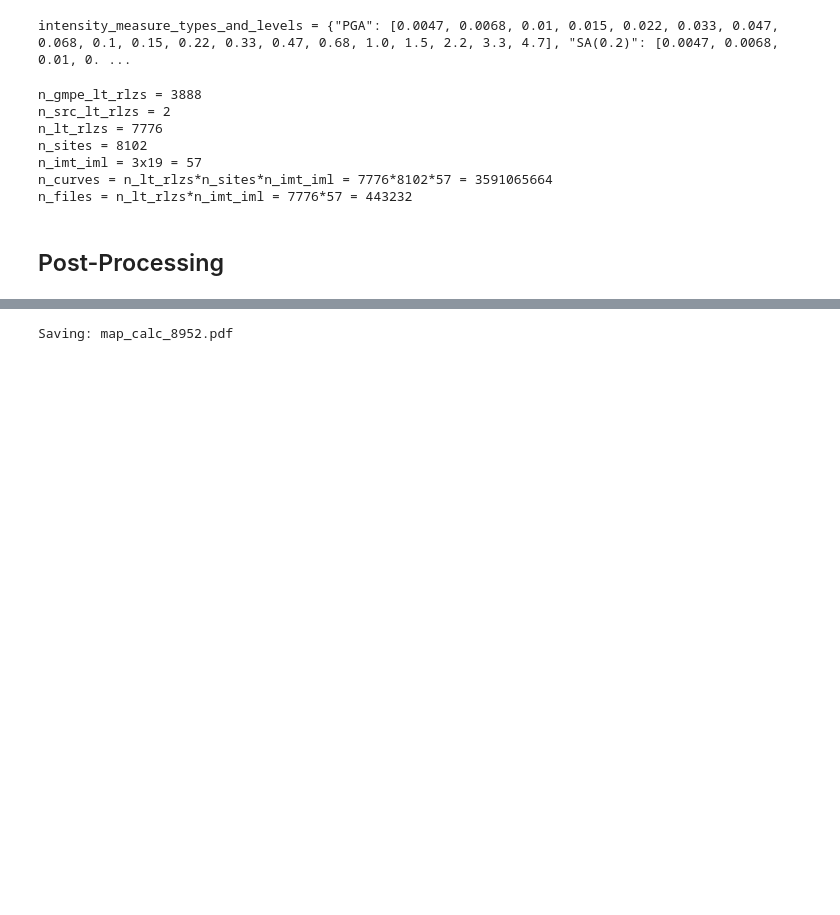
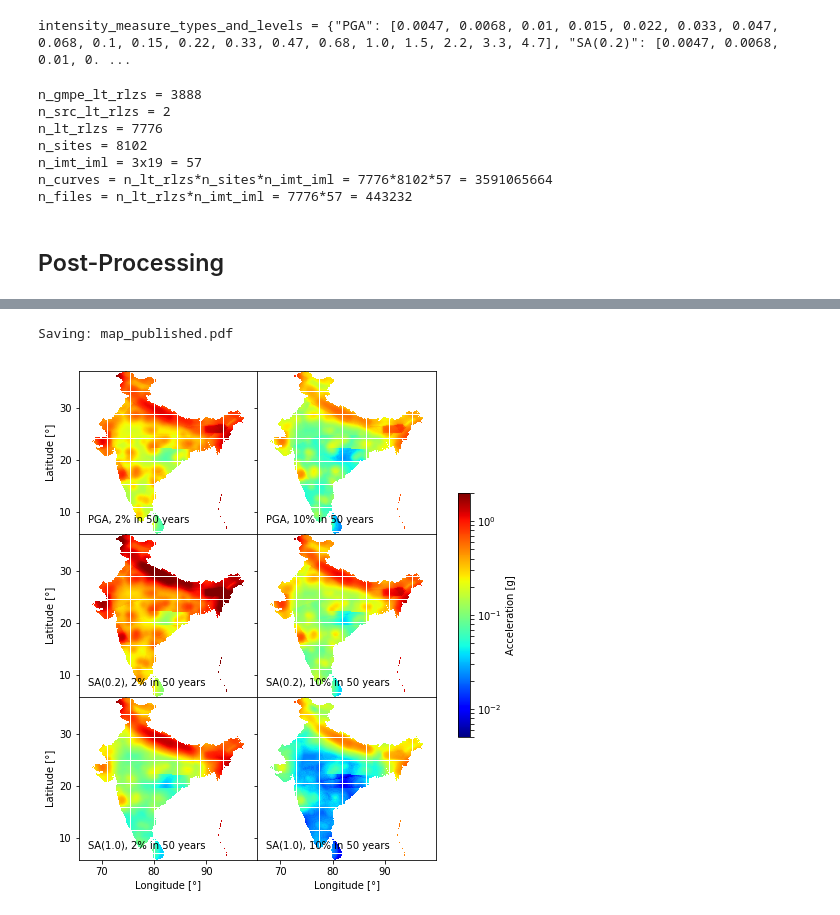
Before and after one commit to nackerley/indian-subcontinent-psha, a Jupyter notebook: Results/Mapping.ipynb, the cells around one changed output, grey strips where cells are left out. Drawn from its saved outputs; the diff is of its cells as text; code cells hidden in the pictures; blank space fills up the shorter version.

```diff
--- a/Results/Mapping.ipynb
+++ b/Results/Mapping.ipynb
@@ -133,42 +166,43 @@ IML limits: [ 0.005  2.   ]
 # %%
-calculated_file_name = 'map_' + calc_name + '.pdf'
-fig, axes = plt.subplots(len(im_types), len(poes_inv),
-                         figsize=(4*len(poes_inv),3*len(im_types)), sharex=True, sharey=True,
+published_file_name = 'map_published.pdf'
+model_path = '../Data/nath2012probabilistic'
+map_files = ['India_pga.csv',
+             'India_psa_pt2sec.csv',
+             'India_psa_1sec.csv']
+
+fig, axes = plt.subplots(len(imts), len(poes_inv),
+                         figsize=(4*len(poes_inv),3*len(imts)), sharex=True, sharey=True,
                          subplot_kw={'adjustable': 'datalim', 'aspect': 1})
 fig.subplots_adjust(hspace=0, wspace=0)
-for i, im_type in enumerate(im_types):
+for i, (im_type, map_file) in enumerate(zip(imts, map_files)):
     for j, (poe_inv, poe_nom) in enumerate(zip(poes_inv, poes_nom)):
         fig.sca(axes[i, j])
 
-        imt_poe_label = '%s, %g%% in %g years' % (str(im_type),
+        imt_poe_label = '%s, %.3g%% in %g years' % (str(im_type),
                                                   100*poe_nom, T_nom)
-        tb.annotate(imt_poe_label, 'lower left')
+        annotate(imt_poe_label, 'lower left')
 
         # figure out corresponding output file name
-        imt_name = im_type.__class__.__name__
-        if imt_name == 'SA':
-            imt_name = 'SA(%s)' % str(im_type.period)
-        poe_name = ('%.4g' % poe_inv)[:-1]
-        map_csv = [item for item in map_csv_list
-                   if imt_name in item and poe_name in item][0]
-        df_gm = pd.read_csv(map_csv, header=1)
+        df_pub = pd.read_csv(os.path.join(model_path, map_file))
+        col_name = 'prob' + '%.3g' % (100*poe_nom)
+        col_name = col_name.replace('prob0.','prob_pt')
 
-        grid_step = np.mean(np.diff(sorted(list(set(df_gm['lat'])))))
+        grid_step = np.mean(np.diff(sorted(list(set(df_pub['lat'])))))
         point_size = (grid_step/0.2)**2
-        im = plt.scatter(df_gm['lon'], df_gm['lat'], c=df_gm['iml'].values,
+        im = plt.scatter(df_pub['lon'], df_pub['lat'], c=df_pub[col_name].values,
                          s=point_size, marker='s', edgecolor='none', cmap='jet',
                          norm=LogNorm(limits[0], limits[1]))
 
 plt.gca().set_aspect('equal')
 plt.autoscale(enable=True, axis=u'both', tight=True)
 fig.colorbar(im, ax=axes.ravel().tolist(), shrink=0.5, label='Acceleration [g]')
 
 [ax.set_xlabel(u'Longitude [°]') for ax in axes[-1, :]]
 [ax.xaxis.set_major_locator(MultipleLocator(base=10.)) for ax in axes[-1, :]]
 [ax.set_ylabel(u'Latitude [°]') for ax in axes[:, 0]]
 [ax.yaxis.set_major_locator(MultipleLocator(base=10.)) for ax in axes[:, 0]]
-print('Saving: ' + calculated_file_name)
-fig.savefig(calculated_file_name, dpi=300, bbox_inches='tight')
-plt.close(fig)  # uncomment to view in notebook
+print('Saving: ' + published_file_name)
+fig.savefig(published_file_name, dpi=300, bbox_inches='tight')
 # %% [output]
-Saving: map_calc_8952.pdf
+Saving: map_published.pdf
+[figure, added]
```
Also changed, not shown: parts of 11 cells of this notebook, 6 other files.
